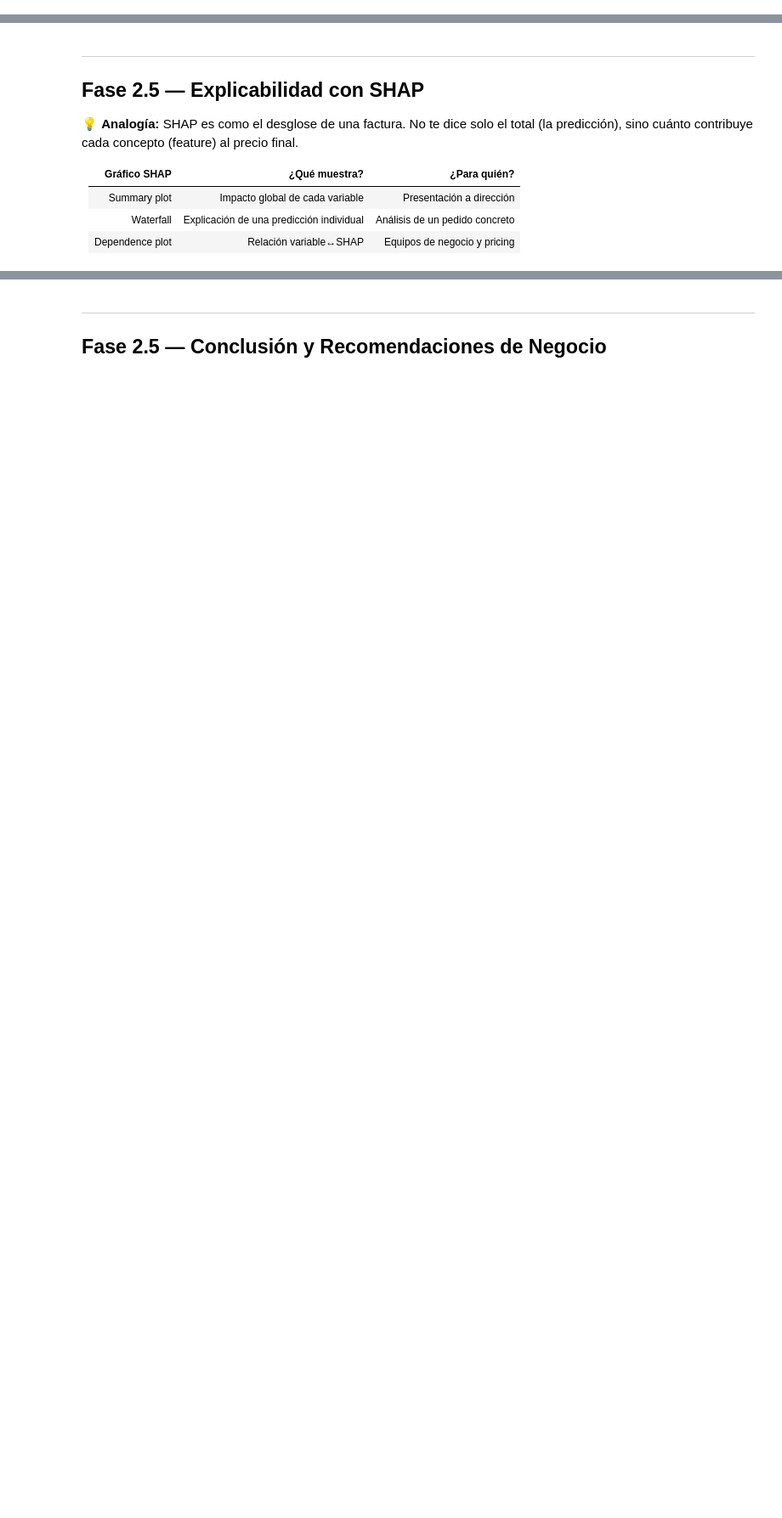
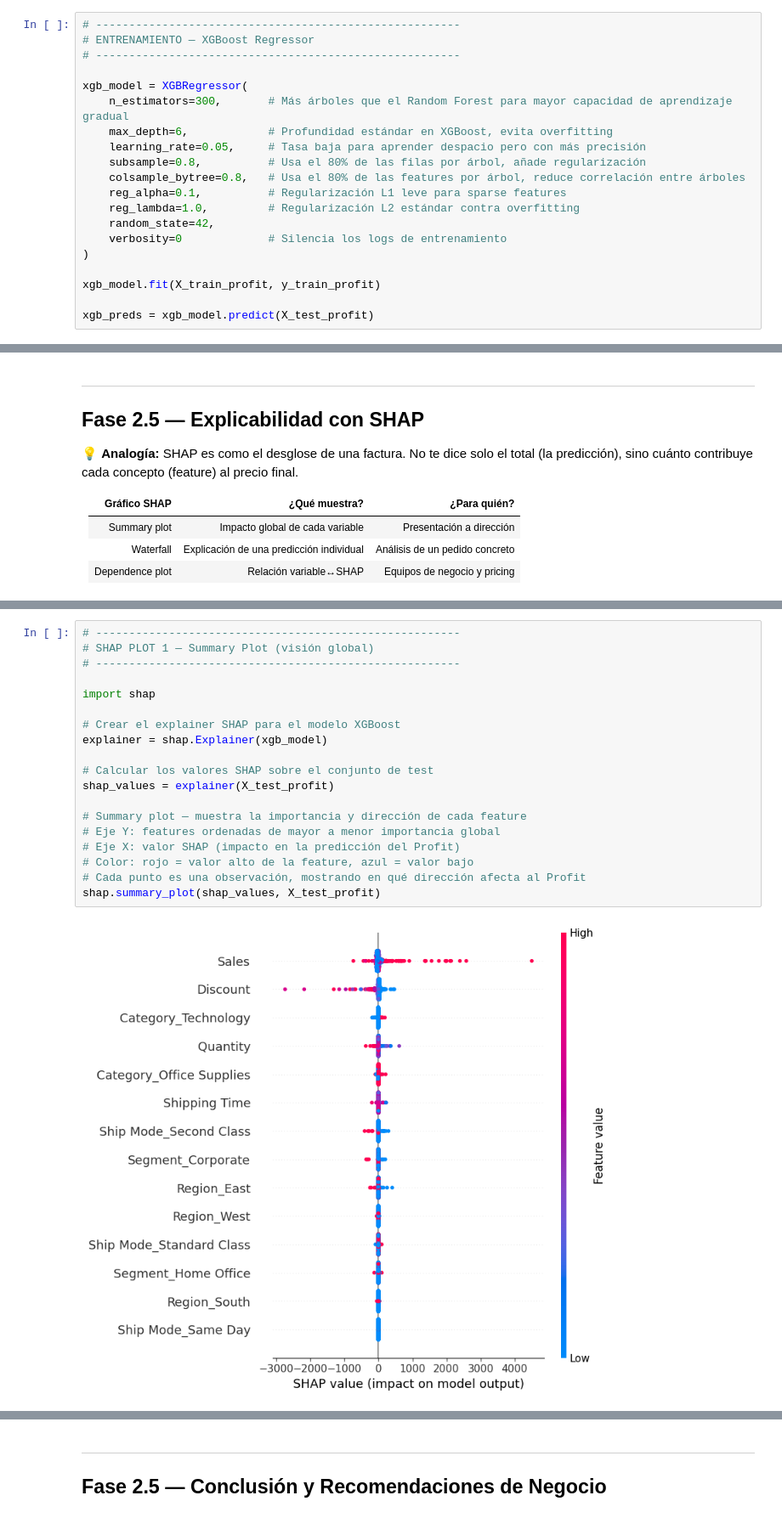
Before and after one commit to sofibarbeito/INESDI_Data-Science_ML_IA, a Jupyter notebook: [00] - Workshops/Workshop_ML_PartTime.ipynb, the cells around one changed output, grey strips where cells are left out. Shown at 85% size. Drawn from its saved outputs; the diff is of its cells as text; blank space fills up the shorter version.

```diff
--- a/[00] - Workshops/Workshop_ML_PartTime.ipynb
+++ b/[00] - Workshops/Workshop_ML_PartTime.ipynb
@@ -739,2 +806,22 @@ Empezamos con el modelo más sencillo. Un árbol de decisión individual nos ser
+# %%
+# -------------------------------------------------------
+# ENTRENAMIENTO — XGBoost Regressor
+# -------------------------------------------------------
+
+xgb_model = XGBRegressor(
+    n_estimators=300,       # Más árboles que el Random Forest para mayor capacidad de aprendizaje gradual
+    max_depth=6,            # Profundidad estándar en XGBoost, evita overfitting
+    learning_rate=0.05,     # Tasa baja para aprender despacio pero con más precisión
+    subsample=0.8,          # Usa el 80% de las filas por árbol, añade regularización
+    colsample_bytree=0.8,   # Usa el 80% de las features por árbol, reduce correlación entre árboles
+    reg_alpha=0.1,          # Regularización L1 leve para sparse features
+    reg_lambda=1.0,         # Regularización L2 estándar contra overfitting
+    random_state=42,
+    verbosity=0             # Silencia los logs de entrenamiento
+)
+
+xgb_model.fit(X_train_profit, y_train_profit)
+
+xgb_preds = xgb_model.predict(X_test_profit)
 # %% [markdown]
 **✍️ Conclusiones sobre este modelo.
@@ -830,0 +895,21 @@ Empezamos con el modelo más sencillo. Un árbol de decisión individual nos ser
+# %%
+# -------------------------------------------------------
+# SHAP PLOT 1 — Summary Plot (visión global)
+# -------------------------------------------------------
+
+import shap
+
+# Crear el explainer SHAP para el modelo XGBoost
+explainer = shap.Explainer(xgb_model)
+
+# Calcular los valores SHAP sobre el conjunto de test
+shap_values = explainer(X_test_profit)
+
+# Summary plot — muestra la importancia y dirección de cada feature
+# Eje Y: features ordenadas de mayor a menor importancia global
+# Eje X: valor SHAP (impacto en la predicción del Profit)
+# Color: rojo = valor alto de la feature, azul = valor bajo
+# Cada punto es una observación, mostrando en qué dirección afecta al Profit
+shap.summary_plot(shap_values, X_test_profit)
+# %% [output]
+[figure, added]
```
Also changed, not shown: parts of 30 cells of this notebook.
